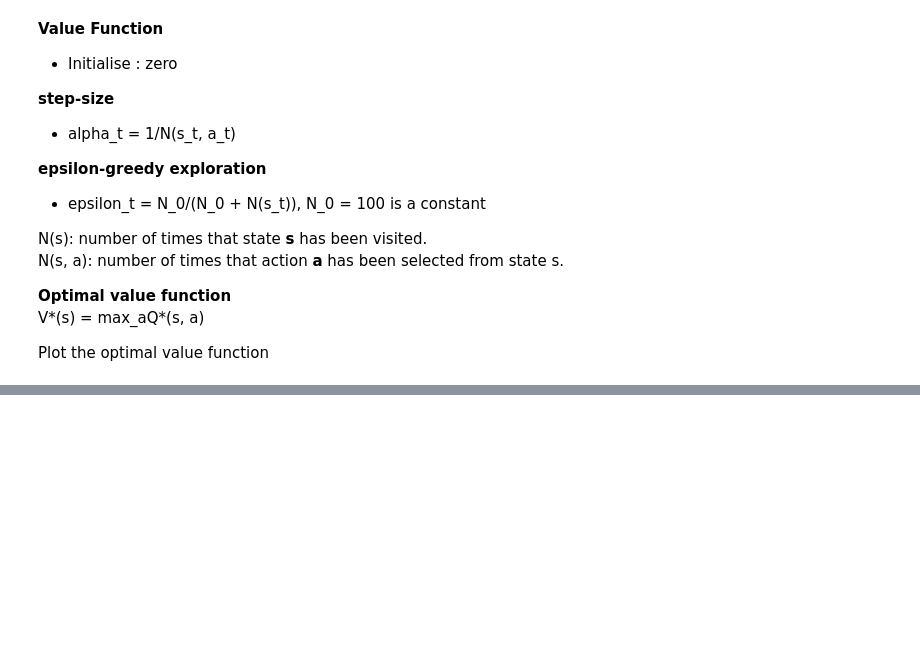
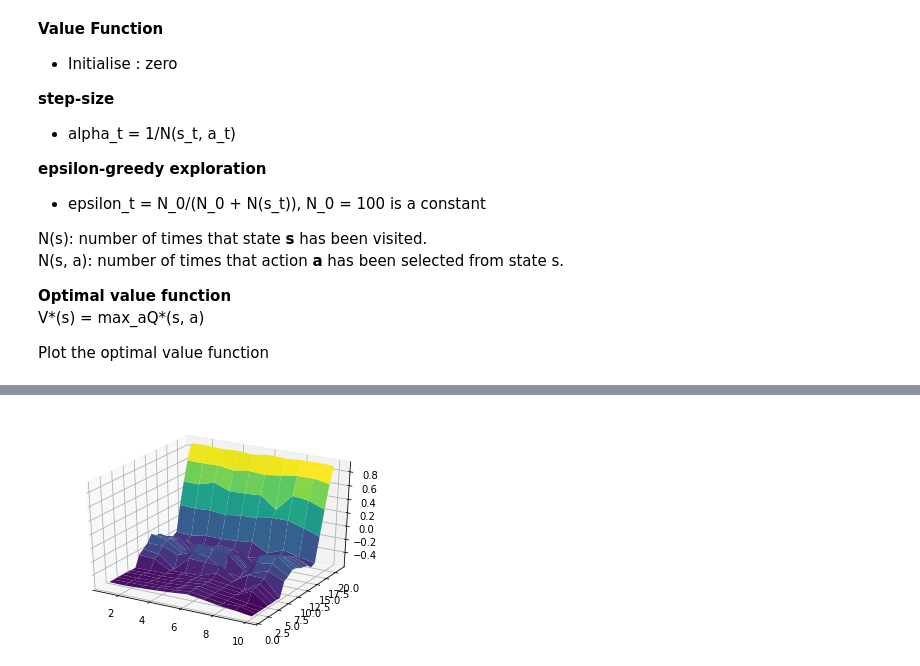
Before and after one commit to Derek-tjhwang/RL_DavidSilver_Lec, a Jupyter notebook: Assignment/MonteCarlo Control.ipynb, the cells around one changed output, grey strips where cells are left out. Drawn from its saved outputs; the diff is of its cells as text; code cells hidden in the pictures; blank space fills up the shorter version.

```diff
--- a/Assignment/MonteCarlo Control.ipynb
+++ b/Assignment/MonteCarlo Control.ipynb
@@ -215,0 +218,7 @@ TypeError: 'NoneType' object is not iterable
+# %%
+for i in range(1, 22):
+    for j in range(1, 11):
+        if Q_sa_dict[(i, j, 0)] > Q_sa_dict[(i, j, 1)]:
+            V_s_dict[(i, j)] = Q_sa_dict[(i, j, 0)]
+        else:
+            V_s_dict[(i, j)] = Q_sa_dict[(i, j, 1)]
@@ -215,0 +245,6 @@ TypeError: 'NoneType' object is not iterable
+# %%
+z = []
+for k, v in V_s_dict.items():
+    z.append(v)
+# %%
+z = np.array(z)
@@ -215,0 +271,14 @@ TypeError: 'NoneType' object is not iterable
+# %%
+z = z.reshape(21, 10)
+# %%
+x = np.arange(1, 11)
+y = np.arange(1, 22)
+xs, ys = np.meshgrid(x, y)
+z = np.array(z)
+
+fig = plt.figure()
+ax = plt.axes(projection='3d')
+ax.plot_surface(xs, ys, z, rstride=1, cstride=1, cmap='viridis')
+plt.show()
+# %% [output]
+[figure, added]
```
Also changed, not shown: parts of 13 cells of this notebook.
